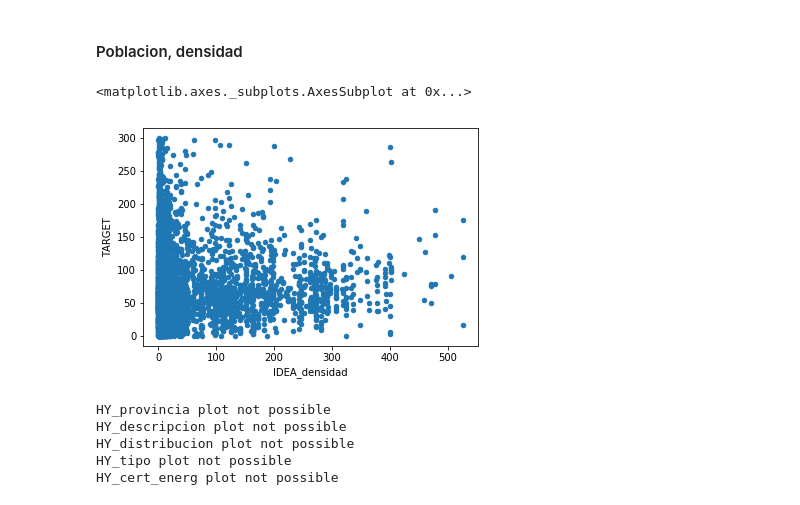
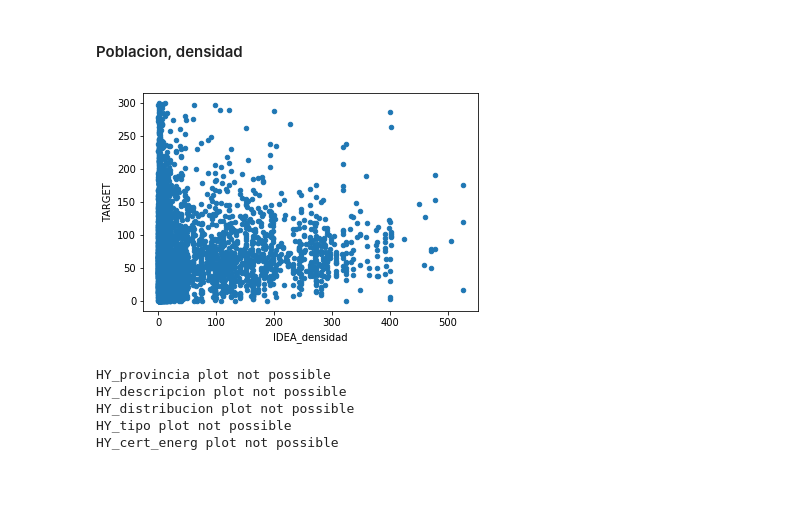
Before and after one commit to RohitUttam/UniversityHack2019, a Jupyter notebook: Expl_ini_rf.ipynb, the cells around one changed output. Drawn from its saved outputs; the diff is of its cells as text; code cells hidden in the pictures.

```diff
--- a/Expl_ini_rf.ipynb
+++ b/Expl_ini_rf.ipynb
@@ -318,7 +318,5 @@ sns.boxplot(data = modelar[['HY_ascensor', 'TARGET']], x = 'HY_ascensor', y = 'T
 # %% [markdown]
 #### Poblacion, densidad
 # %%
-modelar[['IDEA_densidad', 'TARGET']].plot(x = 'IDEA_densidad', y = 'TARGET', kind = 'scatter')
+def plot_target(column):
+    modelar[[column, 'TARGET']].plot(x = column, y = 'TARGET', kind = 'scatter')
-# %% [output]
-<matplotlib.axes._subplots.AxesSubplot at 0x...>
-[figure, removed]
@@ -325,3 +328,7 @@ modelar[['IDEA_densidad', 'TARGET']].plot(x = 'IDEA_densidad', y = 'TARGET', kin
+# %%
+plot_target('IDEA_densidad')
+# %% [output]
+[figure, added]
 # %%
 fig, axes = plt.subplots(nrows=8, ncols=6,figsize=(20, 20))
 plt.subplots_adjust(top = 0.99, bottom=0.01, hspace=1, wspace=0.2)
```
Also changed, not shown: parts of 30 cells of this notebook.
